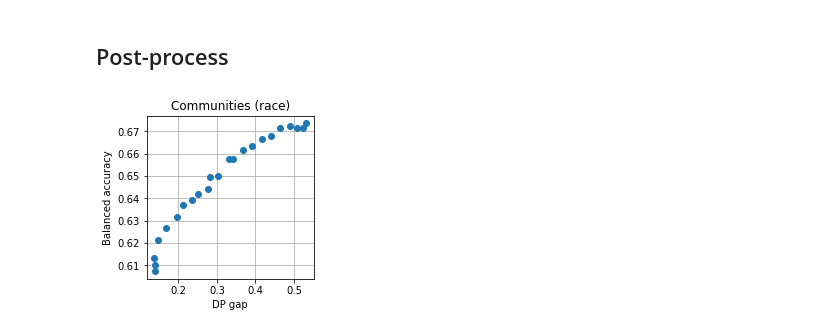
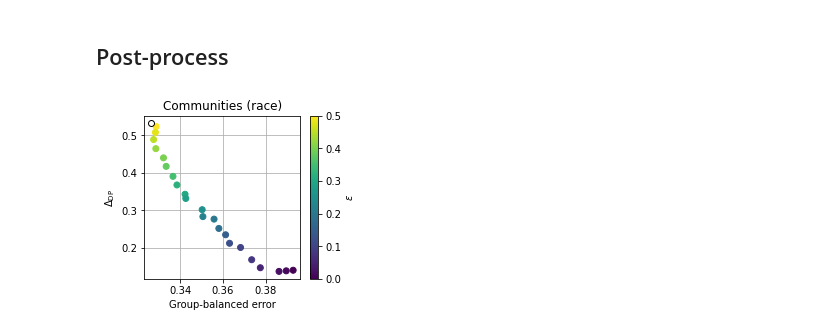
Before and after one commit to rxian/fair-classification, a Jupyter notebook: communities.ipynb, the cells around one changed output. Drawn from its saved outputs; the diff is of its cells as text; code cells hidden in the pictures.

```diff
--- a/communities.ipynb
+++ b/communities.ipynb
@@ -96,7 +98,7 @@ minority_presence[original["racePctWhite"] > 0.95] = "white"
 original["MinorityPresence"] = minority_presence
 
 label_names, labels = np.unique(labels_original, return_inverse=True)
-n_labels = len(label_names)
+n_classes = len(label_names)
 
 data = original.copy()
 data = data.drop(["ViolentCrimesPerPop", "fold"], axis=1)
@@ -172,66 +202,58 @@ Demographic groups: 'asian', 'black', 'hispanic', 'white'
 # %% [markdown]
 ## Post-process
 # %%
+# Save q_by_group under eps=0 for smoothing experiments in next cell
+q_by_fold_and_group = []
+
+res_by_fold = defaultdict(lambda: defaultdict(dict))
 eps = [
     0.5, 0.48, 0.45, 0.42, 0.4, 0.38, 0.35, 0.32, 0.3, 0.28, 0.25, 0.22, 0.2,
     0.18, 0.15, 0.12, 0.1, 0.08, 0.05, 0.02, 0.01, 0.0
 ]
-res = defaultdict(dict)
 
-for e in eps:
+for fold in original["fold"].unique():
 
-  all_r = []
+  train_data = data[original["fold"] != fold]
+  train_labels = labels[original["fold"] != fold]
+  train_groups = groups[original["fold"] != fold]
+  test_data = data[original["fold"] == fold]
+  test_labels = labels[original["fold"] == fold]
+  test_groups = groups[original["fold"] == fold]
 
-  # print("Fold...", end="", flush=True)
-  for fold in original["fold"].unique():
-    # print(f"{fold} ", end="", flush=True)
+  # Train data split
+  train_data_pre, train_data_post, train_labels_pre, train_labels_post, train_groups_pre, train_groups_post = sklearn.model_selection.train_test_split(
+      train_data,
+      train_labels,
+      train_groups,
+      test_size=split_ratio_for_postprocessing,
+      random_state=seed)
+  train_labels_pre_one_hot = pd.get_dummies(train_labels_pre)
 
-    train_data = data[original["fold"] != fold]
-    train_labels = labels[original["fold"] != fold]
-    train_groups = groups[original["fold"] != fold]
-    test_data = data[original["fold"] == fold]
-    test_labels = labels[original["fold"] == fold]
-    test_groups = groups[original["fold"] == fold]
+  predictor = sklearn.linear_model.LinearRegression()
+  predictor.fit(train_data_pre, train_labels_pre_one_hot)
+  train_probas_post = projection_simplex(predictor.predict(train_data_post),
+                                         axis=1)
+  test_probas = projection_simplex(predictor.predict(test_data), axis=1)
 
-    # Train data split
-    train_data_pre, train_data_post, train_labels_pre, train_labels_post, train_groups_pre, train_groups_post = sklearn.model_selection.train_test_split(
-        train_data,
-        train_labels,
-        train_groups,
-        test_size=split_ratio_for_postprocessing,
-        random_state=seed)
+  add_metrics_to_dict(res_by_fold, "no_postprocess", fold, test_labels,
+                      np.argmax(test_probas, axis=1), test_groups, n_groups)
+  for e in eps:
+    postprocessor = PostProcessorDP().fit(train_probas_post,
+                                          train_groups_post,
+                                          eps=e)
+    test_preds = postprocessor.predict(test_probas, test_groups)
+    add_metrics_to_dict(res_by_fold, e, fold, test_labels, test_preds,
+                        test_groups, n_groups)
 
-    train_labels_pre_one_hot = pd.get_dummies(train_labels_pre)
+    if e == 0.0:
+      q_by_fold_and_group.append(postprocessor.q_by_group_)
 
-    predictor = sklearn.linear_model.LinearRegression()
-    predictor.fit(train_data_pre, train_labels_pre_one_hot)
-    predict_fn = lambda X: projection_simplex(predictor.predict(X), axis=1)
-    postprocessor = postprocess.postprocess(predict_fn,
-                                            train_data_post,
-                                            train_groups_post,
-                                            eps=e)
-    all_r.append(
-        postprocess.evaluate(predict_fn, postprocessor, test_data, test_labels,
-                             test_groups, n_labels, n_groups))
-    # print()
+res = {
+    k: {k2: np.mean(list(v2.values())) for k2, v2 in v.items()
+       } for k, v in res_by_fold.items()
+}
 
-  r = {
-      k1: {k2: np.mean([d[k1][k2] for d in all_r]) for k2 in all_r[0][k1]
-          } for k1, v1 in all_r[0].items()
-  }
-  for k, v in r.items():
-    res[k]["inf"] = v["predictor"]
-    res[k][e] = v["postprocessor"]
-
-fig, ax = plt.subplots(1, 1, figsize=(3, 3))
-ax.scatter(res["dp_gap_l1_max"].values(),
-           res["balanced_accuracy"].values(),
-           zorder=2)
-ax.set_xlabel("DP gap")
-ax.set_ylabel("Balanced accuracy")
-ax.set_title("Communities (race)")
-ax.grid(True, which="both", zorder=0)
-plt.show()
+plot_results(eps, res, "Communities (race)")
 display(pd.DataFrame(res))
 # %% [output]
-[figure, old version]
+[figure, new version]
```
Also changed, not shown: parts of 6 cells of this notebook, 5 other files.
